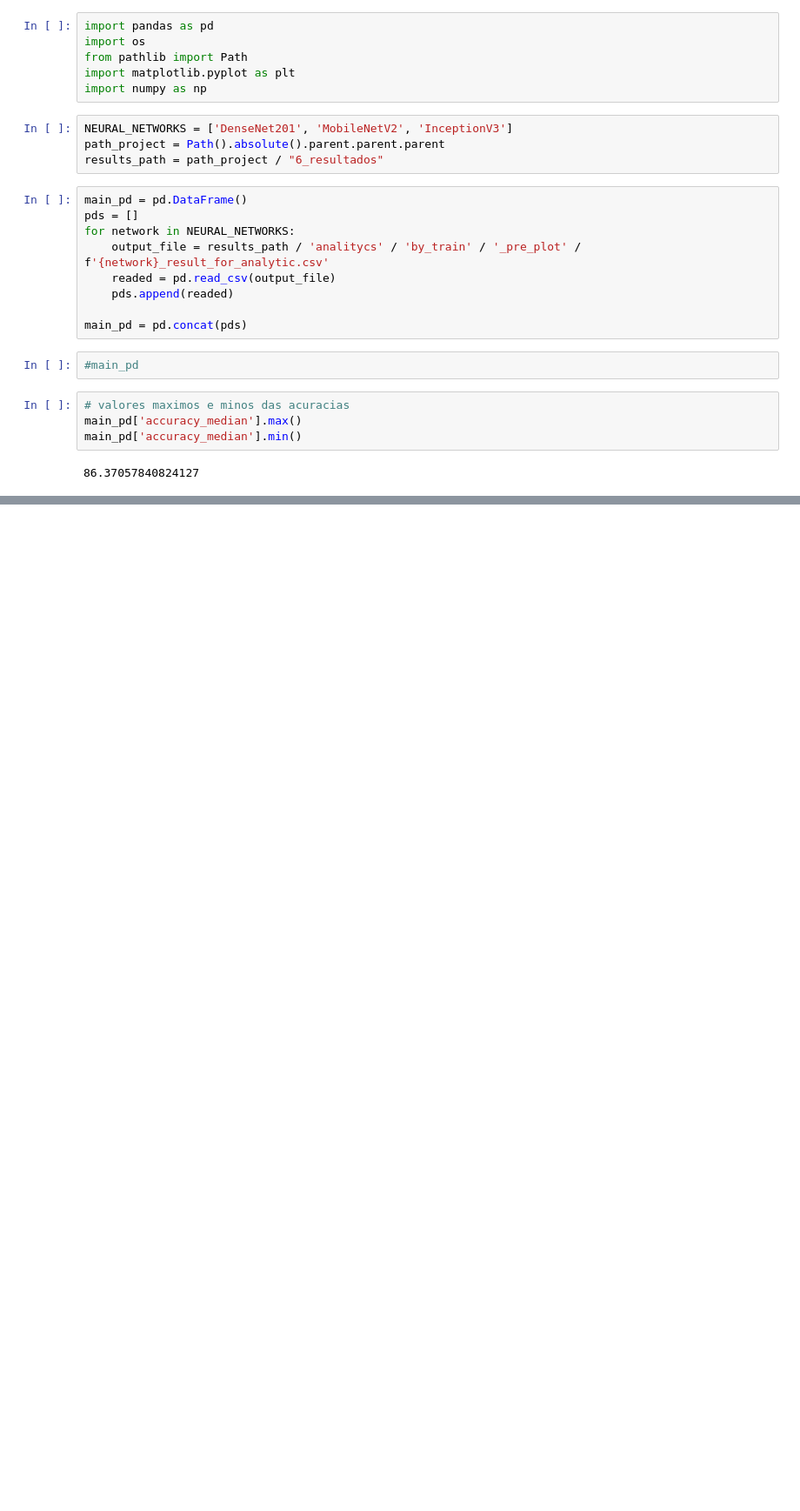
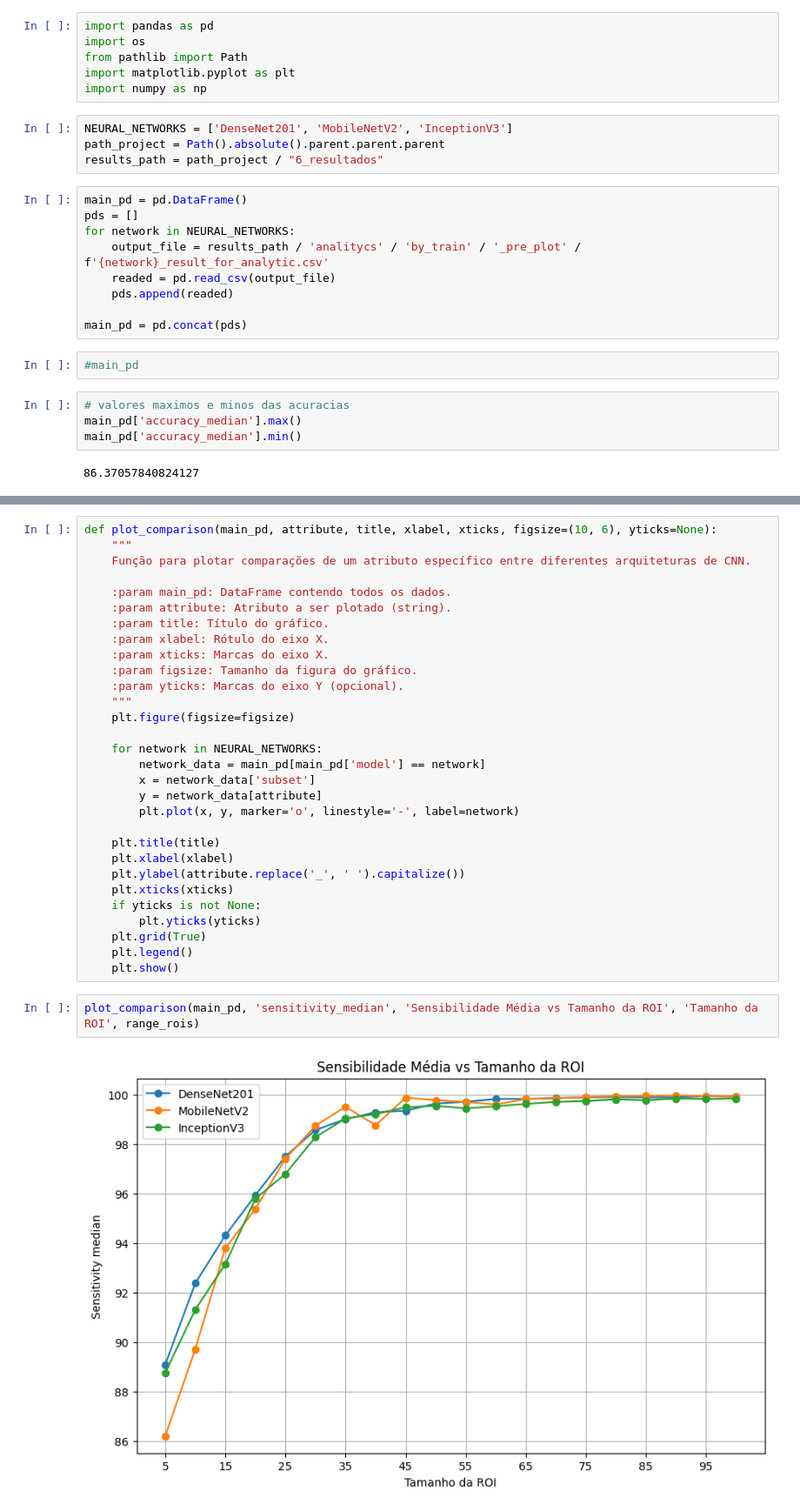
Before and after one commit to williancarddd/malaria-pibiti, a Jupyter notebook: 6_resultados/analitycs/by_train/plot.ipynb, the cells around one changed output, grey strips where cells are left out. Shown: that part at 87% size. Drawn from its saved outputs; the diff is of its cells as text; blank space fills up the shorter version.

Commit message:
automatizado geração de gráficos

```diff
--- a/6_resultados/analitycs/by_train/plot.ipynb
+++ b/6_resultados/analitycs/by_train/plot.ipynb
@@ -221,0 +33,34 @@ plt.show()
+# %%
+def plot_comparison(main_pd, attribute, title, xlabel, xticks, figsize=(10, 6), yticks=None):
+    """
+    Função para plotar comparações de um atributo específico entre diferentes arquiteturas de CNN.
+
+    :param main_pd: DataFrame contendo todos os dados.
+    :param attribute: Atributo a ser plotado (string).
+    :param title: Título do gráfico.
+    :param xlabel: Rótulo do eixo X.
+    :param xticks: Marcas do eixo X.
+    :param figsize: Tamanho da figura do gráfico.
+    :param yticks: Marcas do eixo Y (opcional).
+    """
+    plt.figure(figsize=figsize)
+
+    for network in NEURAL_NETWORKS:
+        network_data = main_pd[main_pd['model'] == network]
+        x = network_data['subset']
+        y = network_data[attribute]
+        plt.plot(x, y, marker='o', linestyle='-', label=network)
+
+    plt.title(title)
+    plt.xlabel(xlabel)
+    plt.ylabel(attribute.replace('_', ' ').capitalize())
+    plt.xticks(xticks)
+    if yticks is not None:
+        plt.yticks(yticks)
+    plt.grid(True)
+    plt.legend()
+    plt.show()
+# %%
+plot_comparison(main_pd, 'sensitivity_median', 'Sensibilidade Média vs Tamanho da ROI', 'Tamanho da ROI', range_rois)
+# %% [output]
+[figure, added]
```
Also changed, not shown: parts of 19 cells of this notebook.
